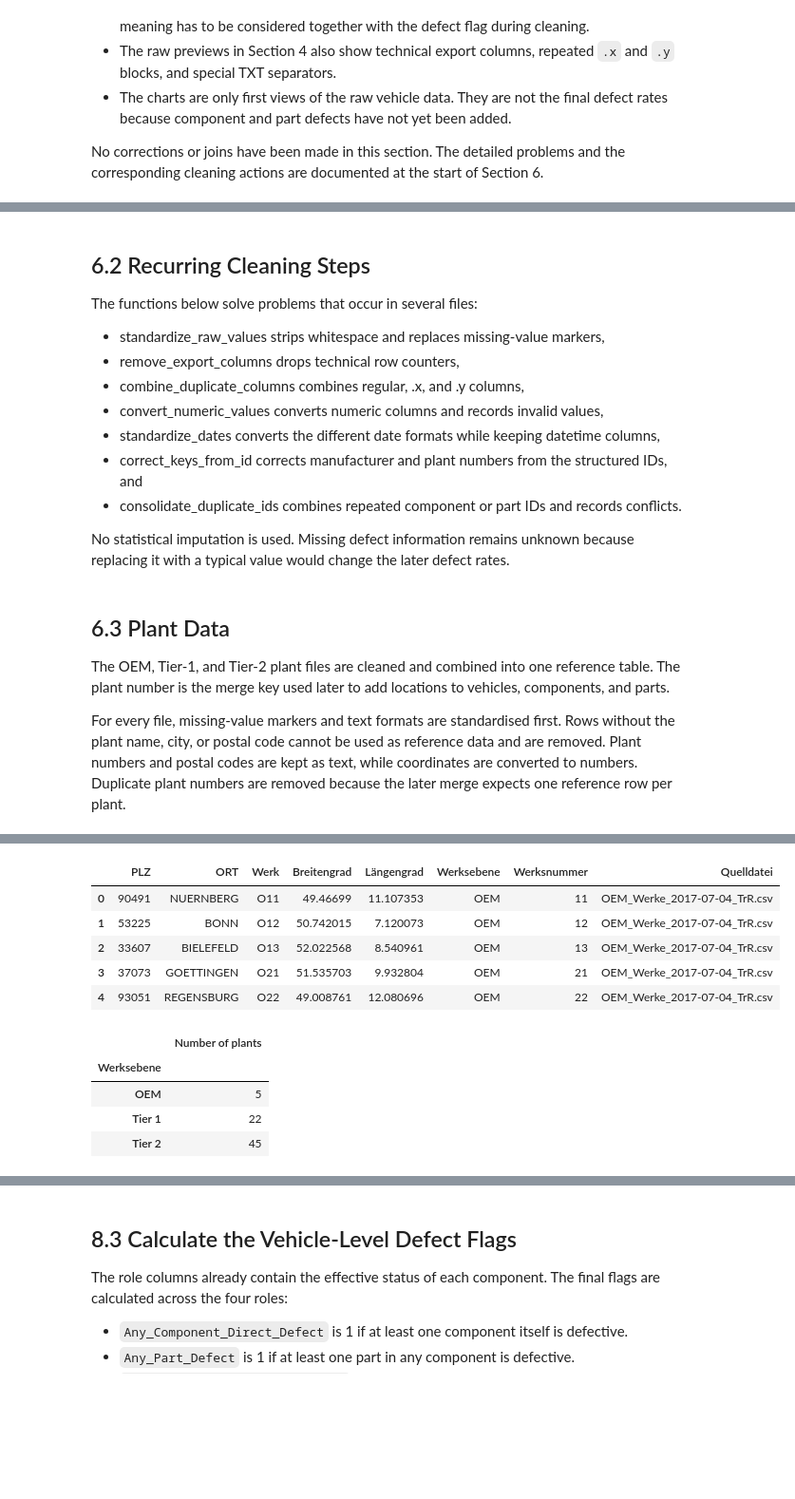
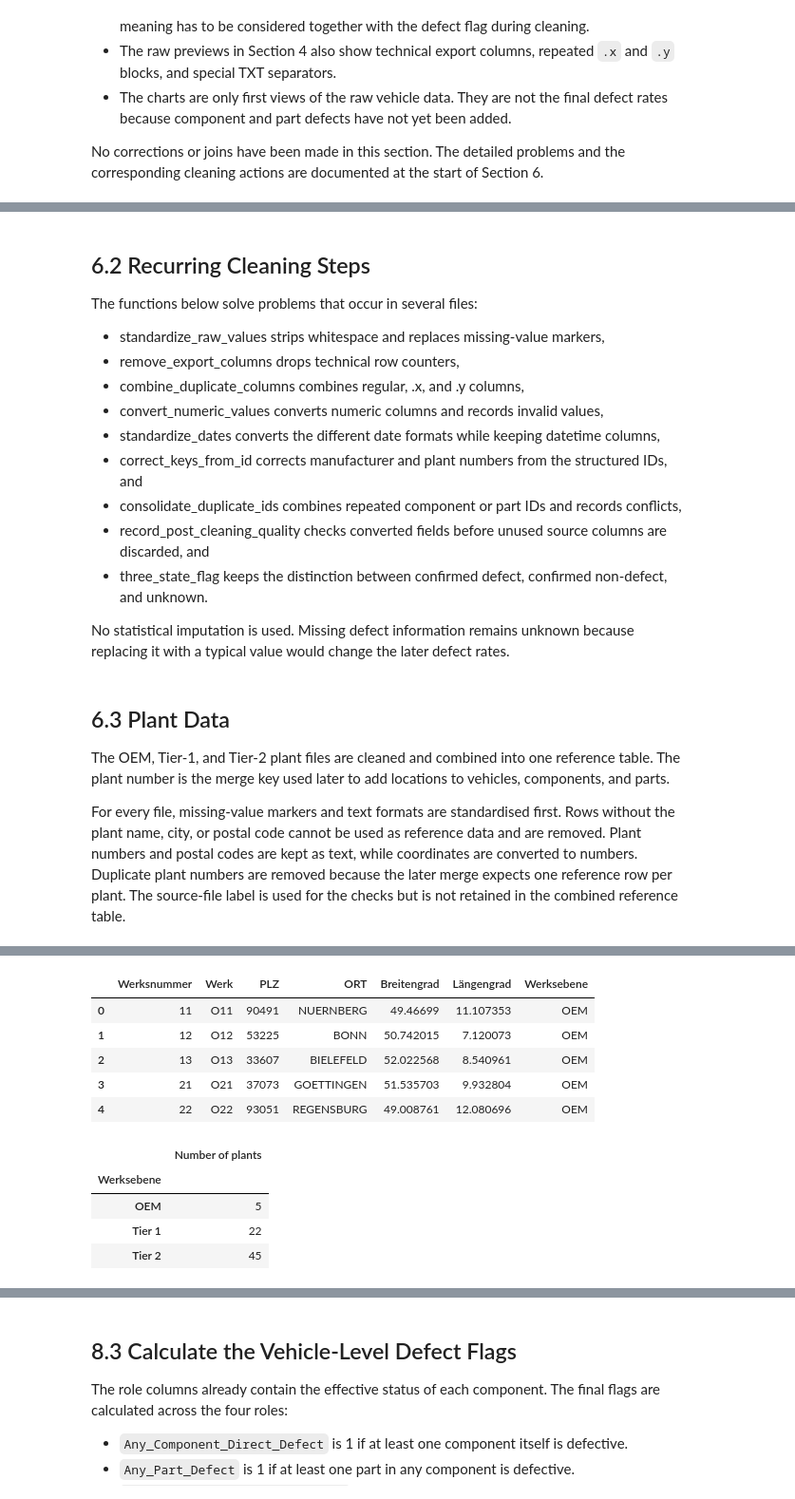
Before and after one commit to Patrick-RG/SoSe26_Case_Study_Group_44, a Jupyter notebook: SoSe26_Case_Study_Group_44.ipynb, the cells around one changed output, grey strips where cells are left out. Shown at 95% size. Drawn from its saved outputs; the diff is of its cells as text; code cells hidden in the pictures; blank space fills up the shorter version.

```diff
--- a/SoSe26_Case_Study_Group_44.ipynb
+++ b/SoSe26_Case_Study_Group_44.ipynb
@@ -1385,7 +1385,9 @@ The functions below solve problems that occur in several files:
 - convert_numeric_values converts numeric columns and records invalid values,
 - standardize_dates converts the different date formats while keeping datetime columns,
 - correct_keys_from_id corrects manufacturer and plant numbers from the structured IDs, and
-- consolidate_duplicate_ids combines repeated component or part IDs and records conflicts.
+- consolidate_duplicate_ids combines repeated component or part IDs and records conflicts,
+- record_post_cleaning_quality checks converted fields before unused source columns are discarded, and
+- three_state_flag keeps the distinction between confirmed defect, confirmed non-defect, and unknown.
 
 No statistical imputation is used. Missing defect information remains unknown because replacing it with a typical value would change the later defect rates.
 # %%
@@ -1743,7 +1814,7 @@ def correct_keys_from_id(data, id_column, source_file):
 
 The OEM, Tier-1, and Tier-2 plant files are cleaned and combined into one reference table. The plant number is the merge key used later to add locations to vehicles, components, and parts.
 
-For every file, missing-value markers and text formats are standardised first. Rows without the plant name, city, or postal code cannot be used as reference data and are removed. Plant numbers and postal codes are kept as text, while coordinates are converted to numbers. Duplicate plant numbers are removed because the later merge expects one reference row per plant.
+For every file, missing-value markers and text formats are standardised first. Rows without the plant name, city, or postal code cannot be used as reference data and are removed. Plant numbers and postal codes are kept as text, while coordinates are converted to numbers. Duplicate plant numbers are removed because the later merge expects one reference row per plant. The source-file label is used for the checks but is not retained in the combined reference table.
 # %%
 plant_source_files = {
     "OEM": plant_paths["OEM plants"],
@@ -1800,10 +1871,21 @@ for plant_level, file_path in plant_source_files.items():
         cleaned_plant_data = cleaned_plant_data.drop_duplicates("Werksnummer")
 
     cleaned_plant_data["Quelldatei"] = file_path.name
+    retained_plant_data = cleaned_plant_data[
+        [
+            "Werksnummer", "Werk", "PLZ", "ORT", "Breitengrad",
+            "Längengrad", "Werksebene",
+        ]
+    ].copy()
     record_cleaning_summary(
-        file_path.name, "Plant data", raw_plant_data, cleaned_plant_data
+        file_path.name,
+        "Plant data",
+        raw_plant_data,
+        cleaned_plant_data,
+        retained_plant_data,
     )
-    plant_frames.append(cleaned_plant_data)
+    plant_frames.append(retained_plant_data)
+    del raw_plant_data, cleaned_plant_data, retained_plant_data
 
 plants_clean = pd.concat(plant_frames, ignore_index=True)
 
@@ -1829,9 +1911,9 @@ display(plants_clean.groupby("Werksebene").size().rename("Number of plants").to_
-|  | PLZ | ORT | Werk | Breitengrad | Längengrad | Werksebene | Werksnummer | Quelldatei |
-| 0 | 90491 | NUERNBERG | O11 | 49.46699 | 11.107353 | OEM | 11 | OEM_Werke_2017-07-04_TrR.csv |
-| 1 | 53225 | BONN | O12 | 50.742015 | 7.120073 | OEM | 12 | OEM_Werke_2017-07-04_TrR.csv |
-| 2 | 33607 | BIELEFELD | O13 | 52.022568 | 8.540961 | OEM | 13 | OEM_Werke_2017-07-04_TrR.csv |
-| 3 | 37073 | GOETTINGEN | O21 | 51.535703 | 9.932804 | OEM | 21 | OEM_Werke_2017-07-04_TrR.csv |
-| 4 | 93051 | REGENSBURG | O22 | 49.008761 | 12.080696 | OEM | 22 | OEM_Werke_2017-07-04_TrR.csv |
+|  | Werksnummer | Werk | PLZ | ORT | Breitengrad | Längengrad | Werksebene |
+| 0 | 11 | O11 | 90491 | NUERNBERG | 49.46699 | 11.107353 | OEM |
+| 1 | 12 | O12 | 53225 | BONN | 50.742015 | 7.120073 | OEM |
+| 2 | 13 | O13 | 33607 | BIELEFELD | 52.022568 | 8.540961 | OEM |
+| 3 | 21 | O21 | 37073 | GOETTINGEN | 51.535703 | 9.932804 | OEM |
+| 4 | 22 | O22 | 93051 | REGENSBURG | 49.008761 | 12.080696 | OEM |
 |  | Number of plants |
 | Werksebene |  |
 | OEM | 5 |
```
Also changed, not shown: parts of 30 cells of this notebook.
